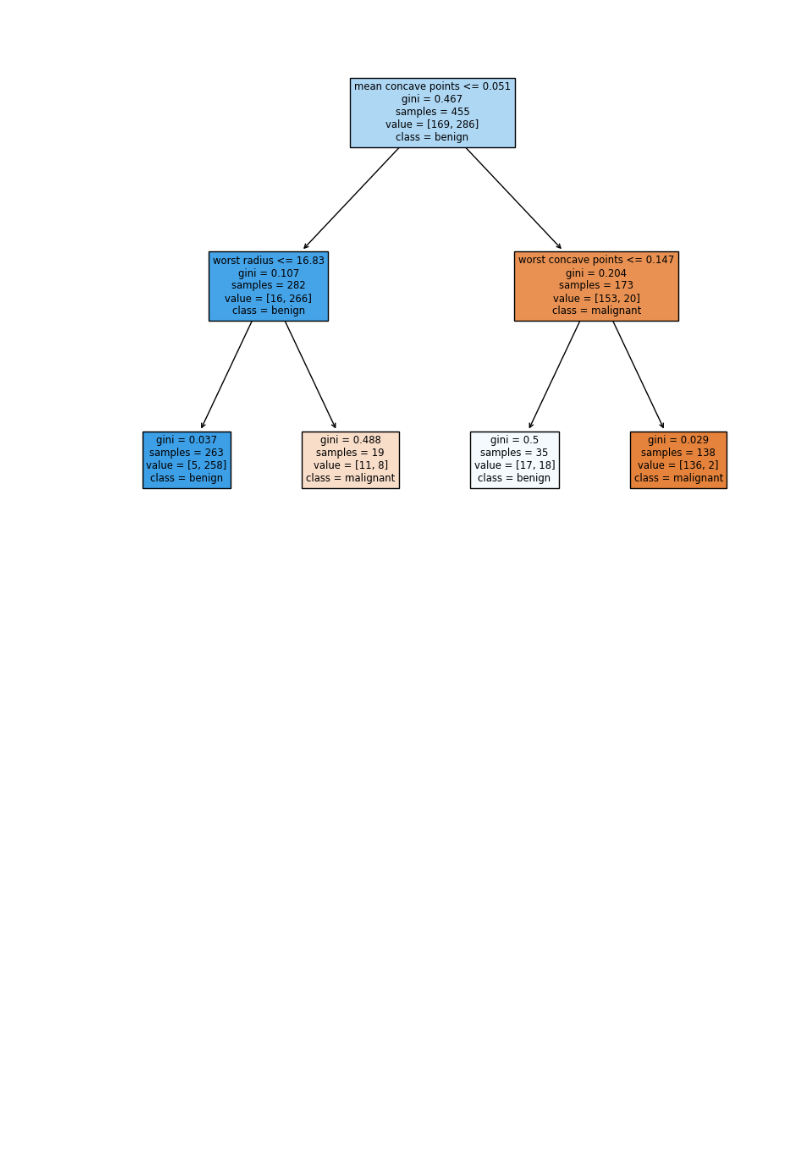
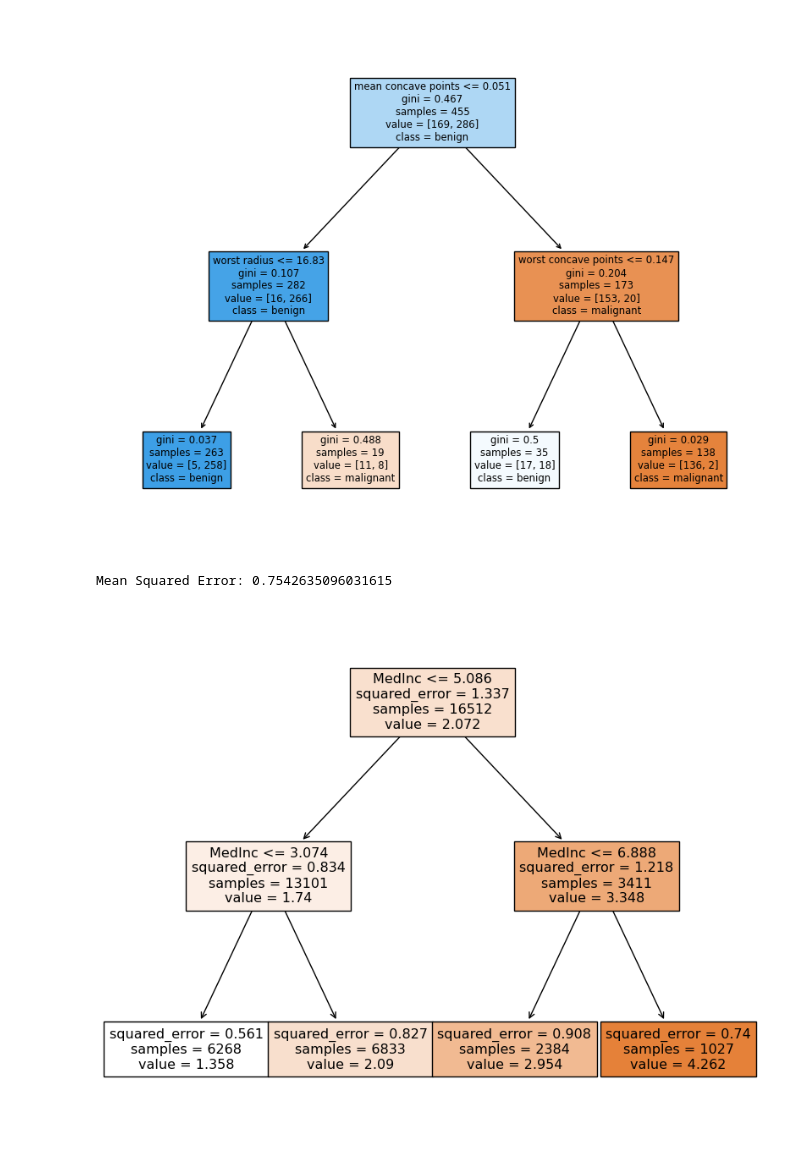
Before and after one commit to manolosake/DataScience, a Jupyter notebook: decision_tree.ipynb, the cells around one changed output. Drawn from its saved outputs; the diff is of its cells as text; code cells hidden in the pictures; blank space fills up the shorter version.

```diff
--- a/decision_tree.ipynb
+++ b/decision_tree.ipynb
@@ -54,3 +56,42 @@ plt.show()
 weighted avg       0.93      0.93      0.93       114
 [figure]
 [figure]
+# %%
+# Importing necessary libraries
+import matplotlib.pyplot as plt
+from sklearn.datasets import fetch_california_housing
+from sklearn.model_selection import train_test_split
+from sklearn.tree import DecisionTreeRegressor, plot_tree
+from sklearn.metrics import mean_squared_error
+import numpy as np
+
+# Comment: Decision Trees are flexible algorithms that can handle both regression and classification problems. For regression problems, the tree will try to split the data in a way that minimizes the variance of the target variable in each leaf.
+
+# Loading the California housing dataset
+housing = fetch_california_housing()
+X = housing.data
+y = housing.target
+
+# Splitting the dataset into training and testing sets
+X_train, X_test, y_train, y_test = train_test_split(X, y, test_size=0.2, random_state=42)
+
+# Creating the decision tree instance
+tree_reg = DecisionTreeRegressor(max_depth=2, random_state=42)
+
+# Fitting the model to the training data
+tree_reg.fit(X_train, y_train)
+
+# Predicting the y values for the test data
+y_pred = tree_reg.predict(X_test)
+
+# Printing the mean squared error
+mse = mean_squared_error(y_test, y_pred)
+print('Mean Squared Error:', mse)
+
+# Plotting the decision tree
+plt.figure(figsize=(10,8))
+plot_tree(tree_reg, feature_names=housing.feature_names, filled=True)
+plt.show()
+# %% [output]
+Mean Squared Error: 0.7542635096031615
+[figure, added]
```
Also changed, not shown: parts of 1 cell of this notebook.
